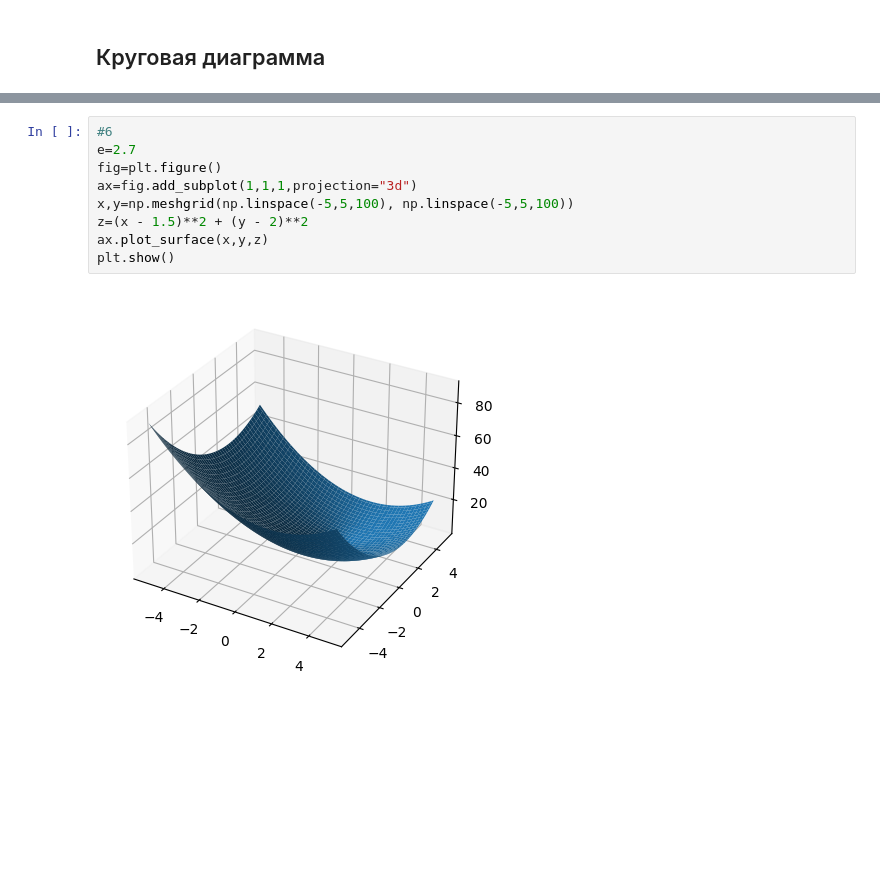
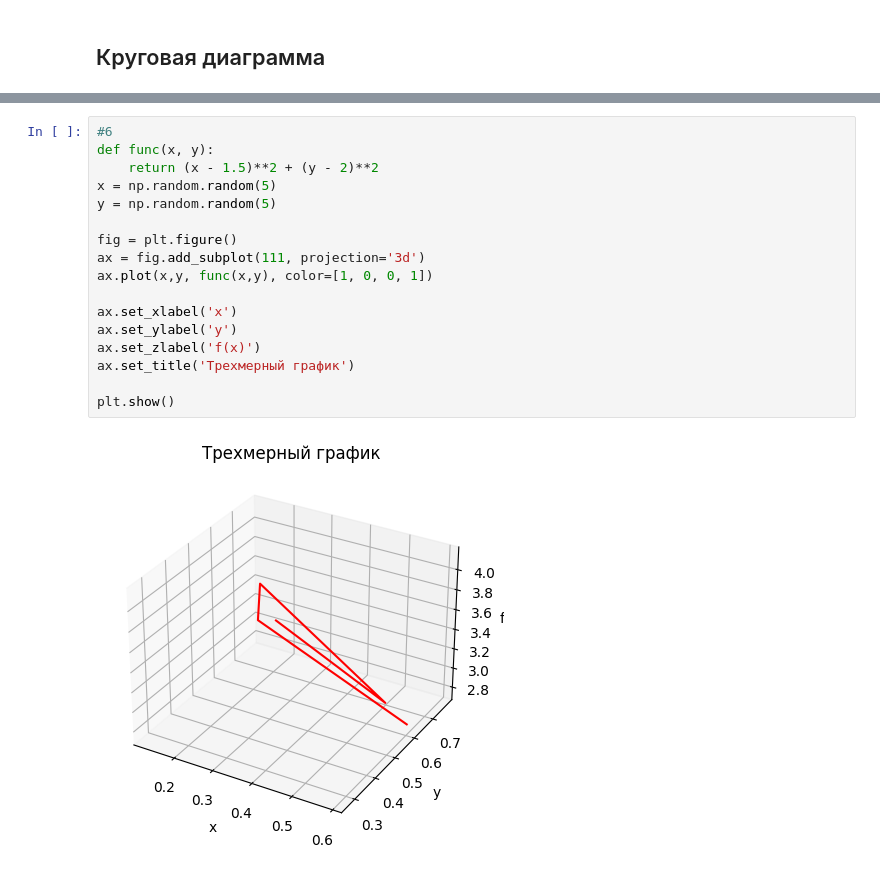
Before and after one commit to MaksimSmolenkov/3, a Jupyter notebook: практикум4.ipynb, the cells around one changed output, grey strips where cells are left out. Saved outputs shown, nothing was run; the diff lists cells and outputs as text; blank space fills up the shorter version.

```diff
--- a/практикум4.ipynb
+++ b/практикум4.ipynb
@@ -138,11 +139,19 @@ Text(0.5, 1.0, 'Распределение цифр от 1 до 5')
-# %%
-#6
-e=2.7
-fig=plt.figure()
-ax=fig.add_subplot(1,1,1,projection="3d")
-x,y=np.meshgrid(np.linspace(-5,5,100), np.linspace(-5,5,100))
-z=(x - 1.5)**2 + (y - 2)**2
-ax.plot_surface(x,y,z)
-plt.show()
-# %% [output]
-[figure, removed]
+# %%
+#6
+def func(x, y):
+    return (x - 1.5)**2 + (y - 2)**2
+x = np.random.random(5)
+y = np.random.random(5)
+
+fig = plt.figure()
+ax = fig.add_subplot(111, projection='3d')
+ax.plot(x,y, func(x,y), color=[1, 0, 0, 1])
+
+ax.set_xlabel('x')
+ax.set_ylabel('y')
+ax.set_zlabel('f(x)')
+ax.set_title('Трехмерный график')
+
+plt.show()
+# %% [output]
+[figure, added]
```
Also changed, not shown: parts of 11 cells of this notebook.
